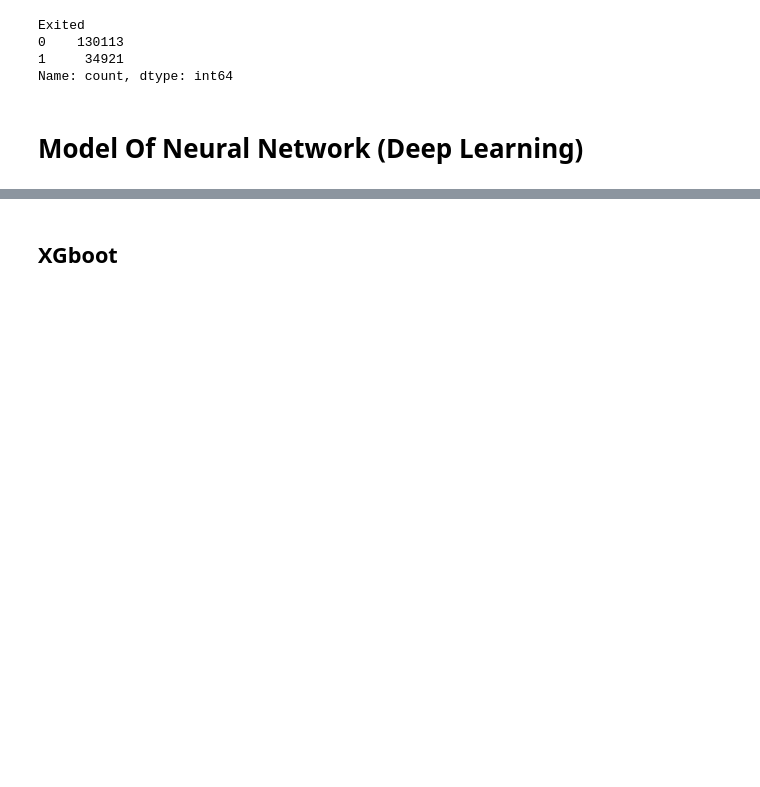
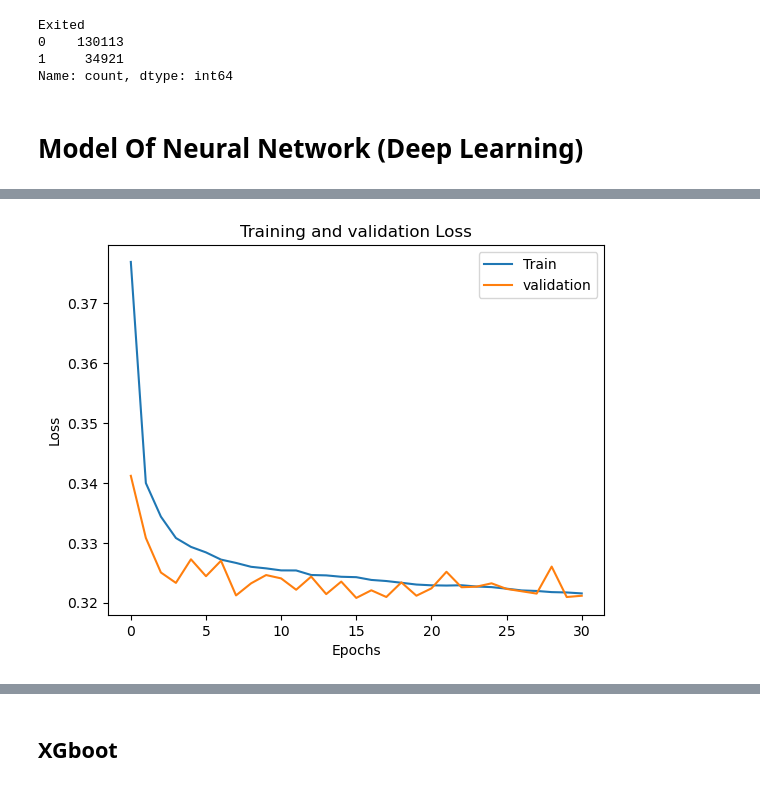
Before and after one commit to najeebjony/six_month_data_science, a Jupyter notebook: 00_project/03_bank_churn_kaggel_competition/data/bank_churn_kaggel.ipynb, the cells around one changed output, grey strips where cells are left out. Cells and saved outputs as stored; diff of their text form; code cells hidden in the pictures; blank space fills up the shorter version.

```diff
--- a/00_project/03_bank_churn_kaggel_competition/data/bank_churn_kaggel.ipynb
+++ b/00_project/03_bank_churn_kaggel_competition/data/bank_churn_kaggel.ipynb
@@ -227,53 +227,54 @@ X_train, X_test, y_train, y_test = train_test_split(X, y, test_size=0.2, random_
 # %% [markdown]
 # **Model Of Neural Network** (**Deep Learning**)
 # %%
-# # create a deep neural network using Tensorflow for binary classification
-# import tensorflow as tf
-# from tensorflow.keras.models import Sequential
-# from tensorflow.keras.layers import Dense , Dropout
+# create a deep neural network using Tensorflow for binary classification
+import tensorflow as tf
+from tensorflow.keras.models import Sequential
+from tensorflow.keras.layers import Dense , Dropout
 
-# model = Sequential(
-#     [
-#         Dense(units=128, activation='relu', input_shape=(X_train.shape[1],)),
-#         Dense(units=64, activation='relu'), # hidden layer 1
-#         Dense(units=32, activation='relu'), # hidden Layer 2
-#         Dense(units=16, activation='relu'), # hidden Layer 3
-#         Dense(units=8, activation='relu'),  # hidden layer 4
-#         Dense(units=4, activation='relu'),  # hidden layer 5
-#         Dense(units=1, activation='sigmoid') # output layer
-#     ]
-# )
+model = Sequential(
+    [
+        Dense(units=128, activation='relu', input_shape=(X_train.shape[1],)),
+        Dense(units=64, activation='relu'), # hidden layer 1
+        Dense(units=32, activation='relu'), # hidden Layer 2
+        Dense(units=16, activation='relu'), # hidden Layer 3
+        Dense(units=8, activation='relu'),  # hidden layer 4
+        Dense(units=4, activation='relu'),  # hidden layer 5
+        Dense(units=1, activation='sigmoid') # output layer
+    ]
+)
 
-# from tensorflow.keras.callbacks import EarlyStopping
+from tensorflow.keras.callbacks import EarlyStopping
 
-# early_stopping = EarlyStopping(patience=15)
+early_stopping = EarlyStopping(patience=15)
 
-# # compile the model
-# model.compile(optimizer='adam', loss='binary_crossentropy', metrics=['accuracy'])
+# compile the model
+model.compile(optimizer='adam', loss='binary_crossentropy', metrics=['accuracy'])
 
-# # train the model and plot the training and testing loass and accuracy at each epoch
-# history = model.fit(X_train, y_train, epochs=75, batch_size=32, verbose=1,validation_data=(X_test,y_test),callbacks=[early_stopping])
+# train the model and plot the training and testing loass and accuracy at each epoch
+history = model.fit(X_train, y_train, epochs=75, batch_size=32, verbose=1,validation_data=(X_test,y_test),callbacks=[early_stopping])
 
-# # Evaluating the model (using Mean Squared error)
-# loss = model.evaluate(X_test, y_test, verbose=1)
+# Evaluating the model (using Mean Squared error)
+loss = model.evaluate(X_test, y_test, verbose=1)
 
-# # ploting the traning and testing loss
-# import matplotlib.pyplot as plt
+# ploting the traning and testing loss
+import matplotlib.pyplot as plt
 
-# # Plot the training and testing loss
-# plt.plot(history.history['loss'], label='Training Loss')
-# plt.plot(history.history['val_loss'], label='validation Loss')
-# plt.title('Training and validation Loss')
-# plt.xlabel('Epochs')
-# plt.ylabel('Loss')
-# plt.legend(['Train','validation',],loc='upper right')
-# plt.show()
+# Plot the training and testing loss
+plt.plot(history.history['loss'], label='Training Loss')
+plt.plot(history.history['val_loss'], label='validation Loss')
+plt.title('Training and validation Loss')
+plt.xlabel('Epochs')
+plt.ylabel('Loss')
+plt.legend(['Train','validation',],loc='upper right')
+plt.show()
 
-# # ploting the traning and testing accuracy
-# plt.plot(history.history['accuracy'], label='Training Accuracy')
-# plt.plot(history.history['val_accuracy'], label='validation Accuracy')
-# plt.title('Training and validation Accuracy')
-# plt.xlabel('Epochs')
-# plt.ylabel('Accuracy')
-# plt.legend(['Train','validation',],loc='upper right')
-# plt.show()
+# ploting the traning and testing accuracy
+plt.plot(history.history['accuracy'], label='Training Accuracy')
+plt.plot(history.history['val_accuracy'], label='validation Accuracy')
+plt.title('Training and validation Accuracy')
+plt.xlabel('Epochs')
+plt.ylabel('Accuracy')
+plt.legend(['Train','validation',],loc='upper right')
+plt.show()
+# %% [output]
@@ -279,0 +298 @@ X_train, X_test, y_train, y_test = train_test_split(X, y, test_size=0.2, random_
+[figure, added]
```
Also changed, not shown: parts of 3 cells of this notebook, 7 other files.
